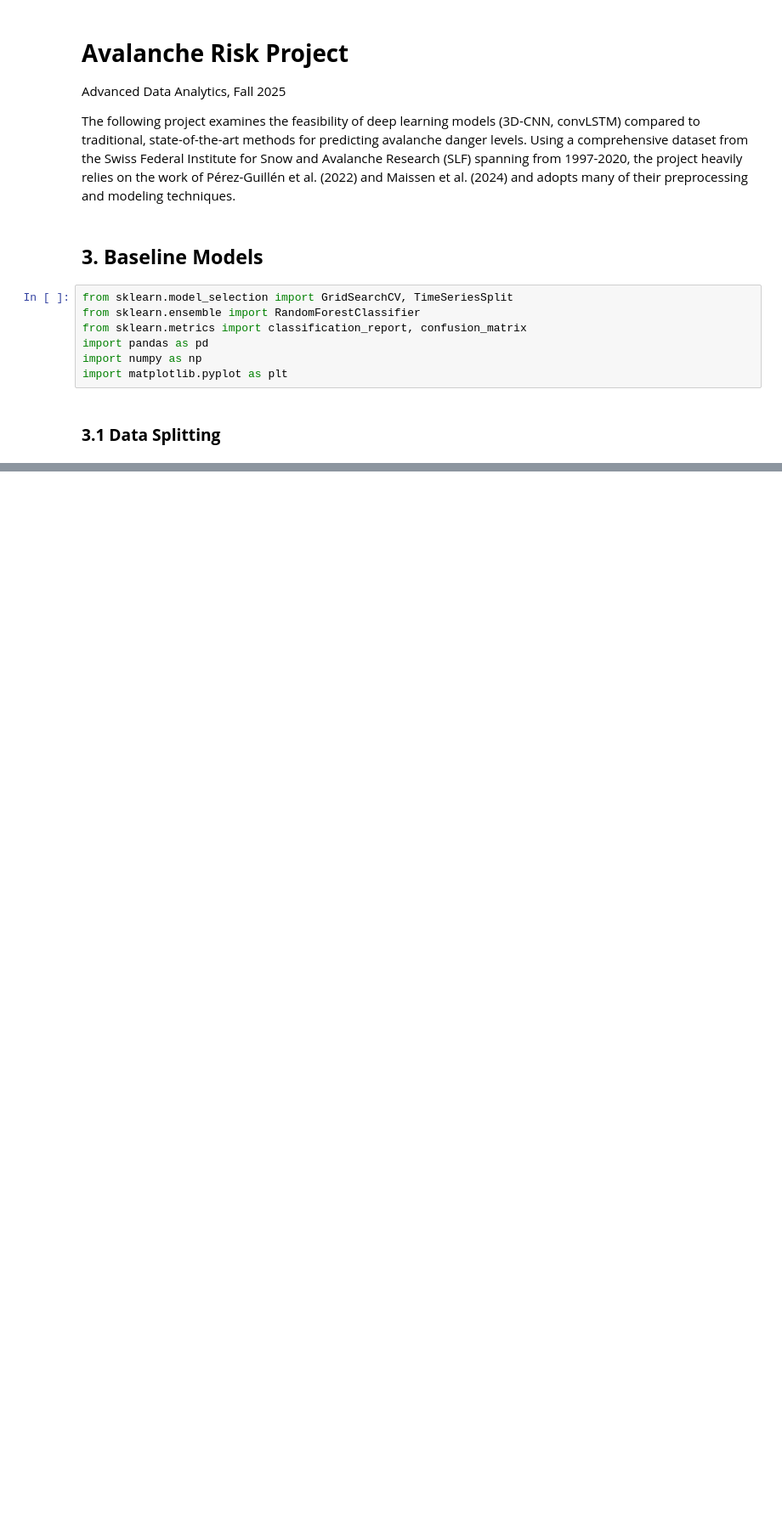
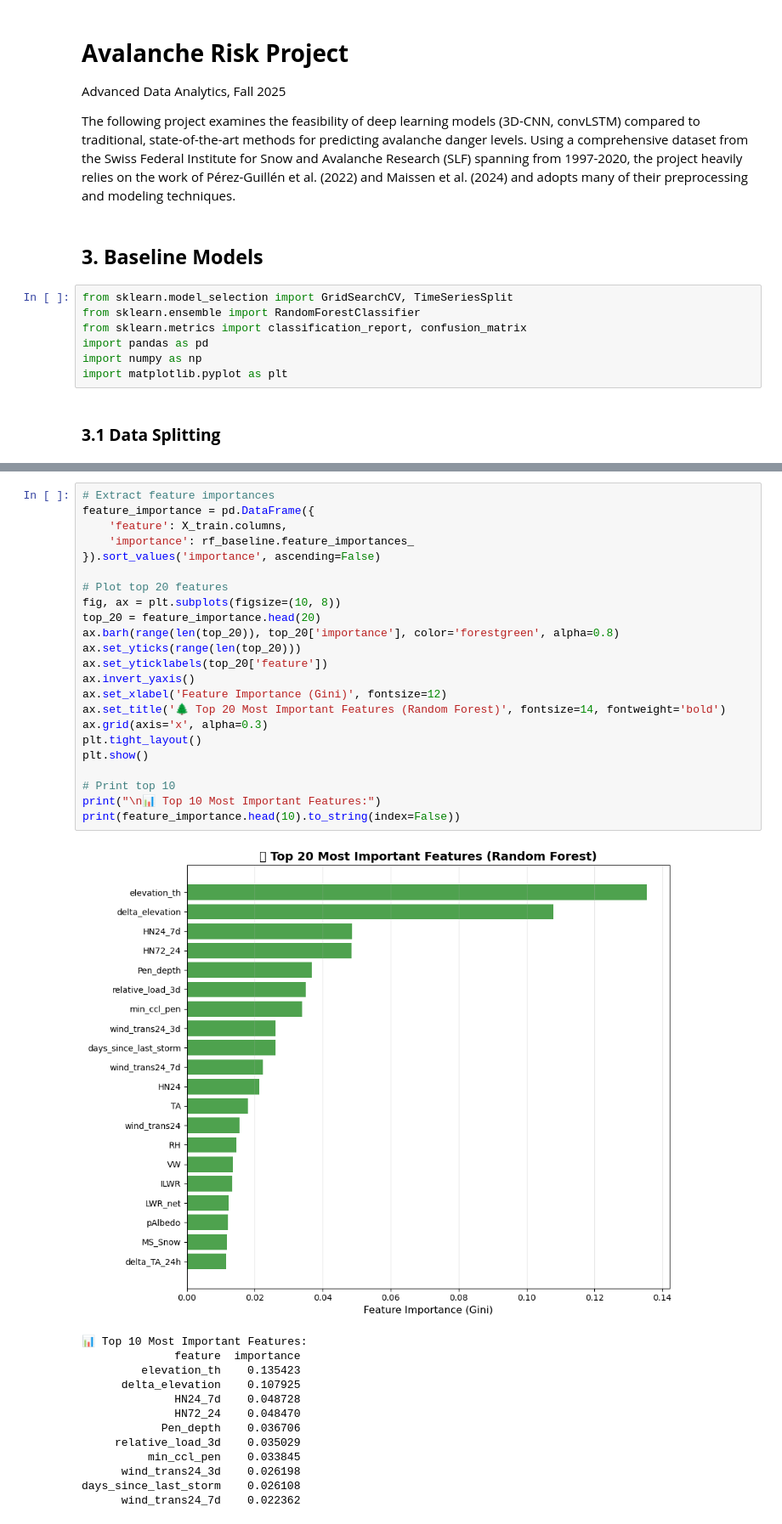
Before and after one commit to FPfenniger/AvalancheRiskProject, a Jupyter notebook: notebooks/3_BaselineModels.ipynb, the cells around one changed output, grey strips where cells are left out. Shown at 85% size. Drawn from its saved outputs; the diff is of its cells as text; blank space fills up the shorter version.

```diff
--- a/notebooks/3_BaselineModels.ipynb
+++ b/notebooks/3_BaselineModels.ipynb
@@ -19,0 +359,37 @@ imis_df = pd.read_csv("../data/imis_df_final.csv")
+# %%
+# Extract feature importances
+feature_importance = pd.DataFrame({
+    'feature': X_train.columns,
+    'importance': rf_baseline.feature_importances_
+}).sort_values('importance', ascending=False)
+
+# Plot top 20 features
+fig, ax = plt.subplots(figsize=(10, 8))
+top_20 = feature_importance.head(20)
+ax.barh(range(len(top_20)), top_20['importance'], color='forestgreen', alpha=0.8)
+ax.set_yticks(range(len(top_20)))
+ax.set_yticklabels(top_20['feature'])
+ax.invert_yaxis()
+ax.set_xlabel('Feature Importance (Gini)', fontsize=12)
+ax.set_title('🌲 Top 20 Most Important Features (Random Forest)', fontsize=14, fontweight='bold')
+ax.grid(axis='x', alpha=0.3)
+plt.tight_layout()
+plt.show()
+
+# Print top 10
+print("\n📊 Top 10 Most Important Features:")
+print(feature_importance.head(10).to_string(index=False))
+# %% [output]
+[figure, added]
+📊 Top 10 Most Important Features:
+              feature  importance
+         elevation_th    0.135423
+      delta_elevation    0.107925
+              HN24_7d    0.048728
+              HN72_24    0.048470
+            Pen_depth    0.036706
+     relative_load_3d    0.035029
+          min_ccl_pen    0.033845
+      wind_trans24_3d    0.026198
+days_since_last_storm    0.026108
+      wind_trans24_7d    0.022362
```
Also changed, not shown: parts of 17 cells of this notebook, 1 other file.
